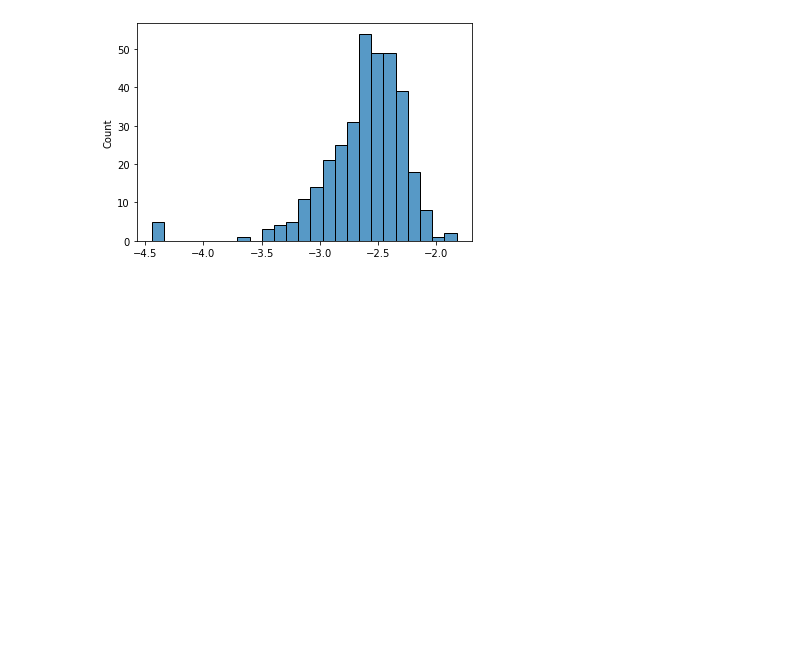
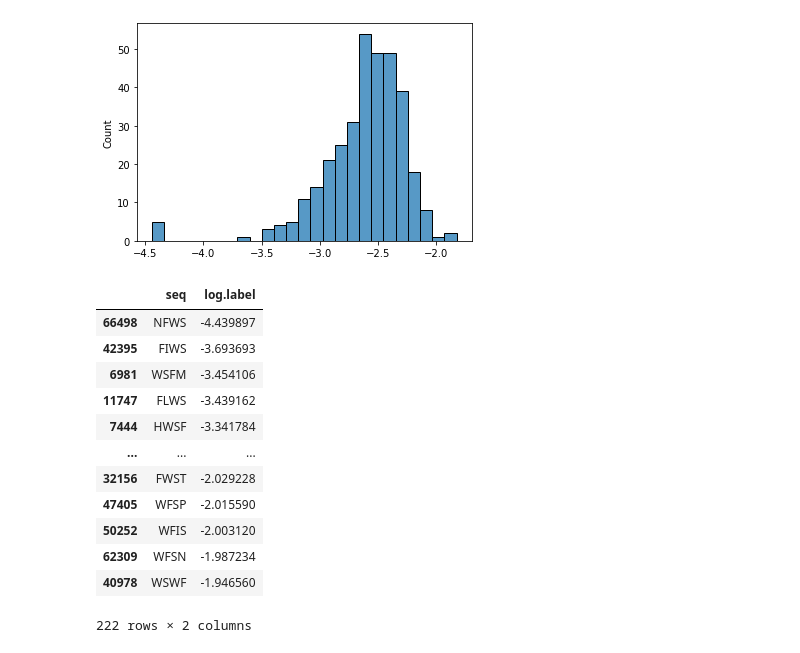
Before and after one commit to sharyar/GESAR-V2, a Jupyter notebook: DataProcessing/human_learning.ipynb, the cells around one changed output. Cells and saved outputs as stored; diff of their text form; code cells hidden in the pictures; blank space fills up the shorter version.

```diff
--- a/DataProcessing/human_learning.ipynb
+++ b/DataProcessing/human_learning.ipynb
@@ -407,3 +400,19 @@ sns.histplot(third_pos_f[third_pos_f['seq'].str.contains('W')]['log.label'].valu
 # %% [output]
 <AxesSubplot:ylabel='Count'>
 [figure]
+# %%
+w_containing_set[(w_containing_set['seq'].str.contains('S')) & (w_containing_set['seq'].str.contains('F'))]
+# %% [output]
+|  | seq | log.label |
+| 66498 | NFWS | -4.439897 |
+| 42395 | FIWS | -3.693693 |
+| 6981 | WSFM | -3.454106 |
+| 11747 | FLWS | -3.439162 |
+| 7444 | HWSF | -3.341784 |
+| ... | ... | ... |
+| 32156 | FWST | -2.029228 |
+| 47405 | WFSP | -2.015590 |
+| 50252 | WFIS | -2.003120 |
+| 62309 | WFSN | -1.987234 |
+| 40978 | WSWF | -1.946560 |
+222 rows × 2 columns
```
Also changed, not shown: parts of 9 cells of this notebook, 1 other file.
